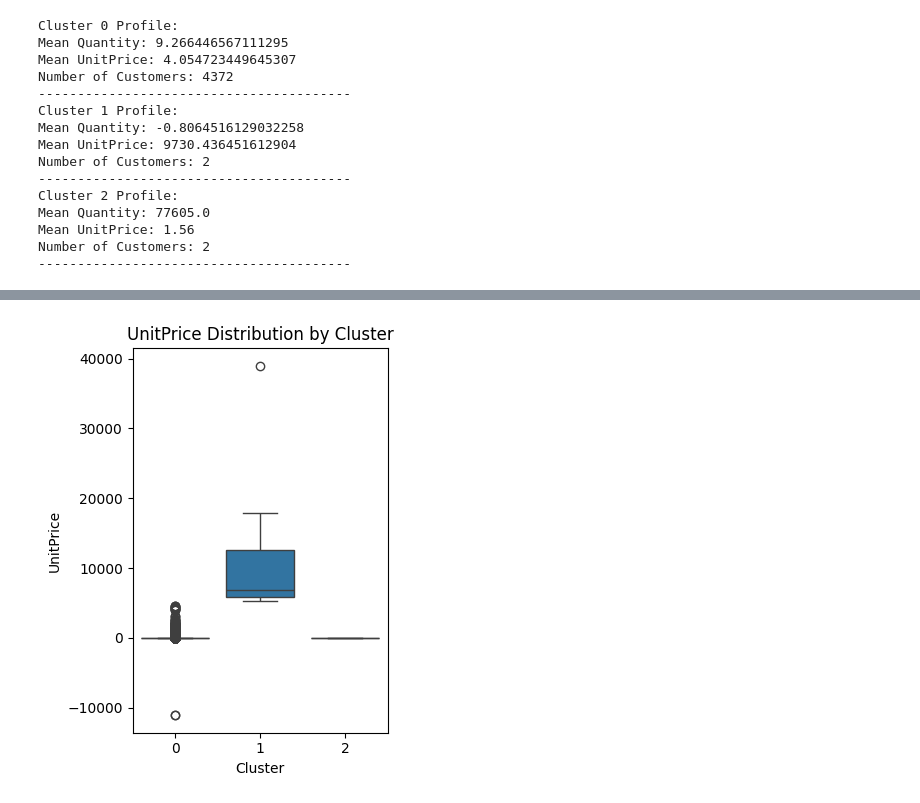
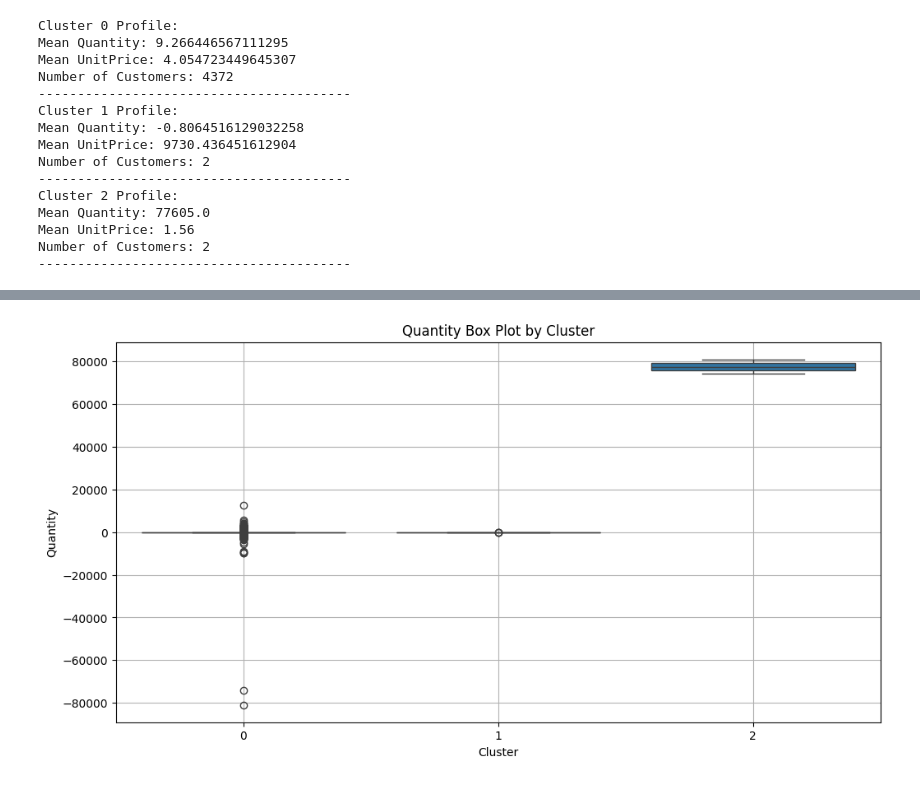
Before and after one commit to Jyotika-28/internship_project, a Jupyter notebook: Onlineretail_project.ipynb, the cells around one changed output, grey strips where cells are left out. Drawn from its saved outputs; the diff is of its cells as text; code cells hidden in the pictures.

```diff
--- a/Onlineretail_project.ipynb
+++ b/Onlineretail_project.ipynb
@@ -422,9 +407,13 @@ plt.show()
-# %%
-# UnitPrice box plot
-plt.subplot(1, 2, 2)
-sns.boxplot(x='Cluster', y='UnitPrice', data=original_data)
-plt.title('UnitPrice Distribution by Cluster')
-plt.tight_layout()
-plt.show()
-# %% [output]
-[figure, removed]
+# %%
+data = pd.DataFrame(original_data)
+# %%
+# Plotting Quantity Box Plot
+plt.figure(figsize=(12, 6))
+sns.boxplot(x='Cluster', y='Quantity', data=data)
+plt.title('Quantity Box Plot by Cluster')
+plt.xlabel('Cluster')
+plt.ylabel('Quantity')
+plt.grid(True)
+plt.show()
+# %% [output]
+[figure, added]
```
Also changed, not shown: parts of 3 cells of this notebook.
